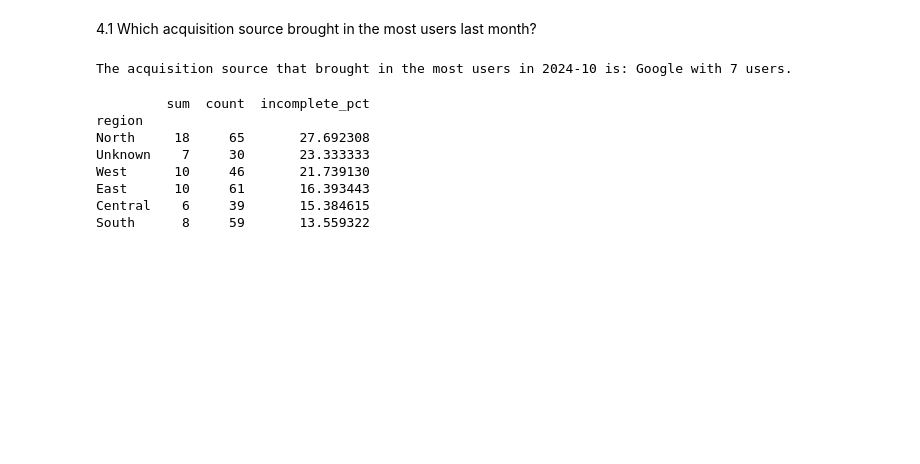
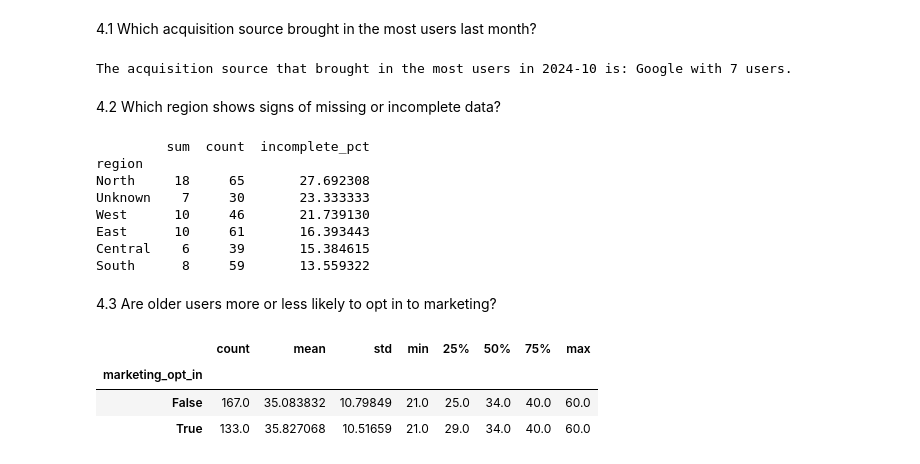
Before and after one commit to SavilRosario05/Uptrail-Internship, a Jupyter notebook: Week1_project_savil.ipynb, the cells around one changed output. Drawn from its saved outputs; the diff is of its cells as text; code cells hidden in the pictures; blank space fills up the shorter version.

```diff
--- a/Week1_project_savil.ipynb
+++ b/Week1_project_savil.ipynb
@@ -663,6 +661,8 @@ top_count = source_counts.max()
 print(f"The acquisition source that brought in the most users in {latest_month} is: {top_source} with {top_count} users.")
 # %% [output]
 The acquisition source that brought in the most users in 2024-10 is: Google with 7 users.
+# %% [markdown]
+4.2 Which region shows signs of missing or incomplete data?
 # %%
 # Define conditions for incomplete data (based on placeholders)
 incomplete_condition = (
@@ -692,3 +692,12 @@ West      10     46       21.739130
 East      10     61       16.393443
 Central    6     39       15.384615
 South      8     59       13.559322
+# %% [markdown]
+4.3 Are older users more or less likely to opt in to marketing?
+# %%
+df.groupby('marketing_opt_in')['age'].describe()
+# %% [output]
+|  | count | mean | std | min | 25% | 50% | 75% | max |
+| marketing_opt_in |  |  |  |  |  |  |  |  |
+| False | 167.0 | 35.083832 | 10.79849 | 21.0 | 25.0 | 34.0 | 40.0 | 60.0 |
+| True | 133.0 | 35.827068 | 10.51659 | 21.0 | 29.0 | 34.0 | 40.0 | 60.0 |
```
Also changed, not shown: parts of 9 cells of this notebook.
